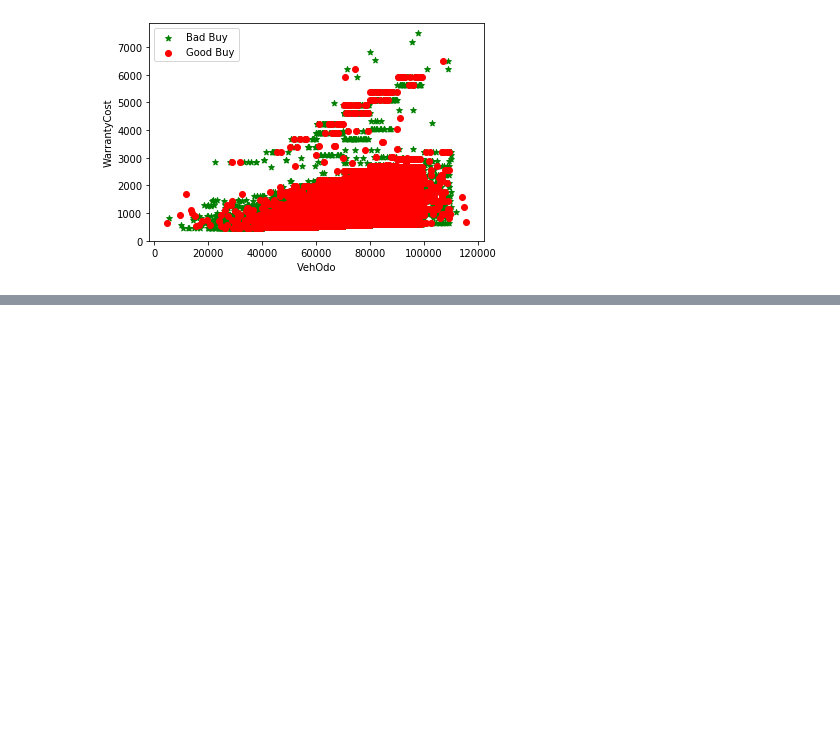
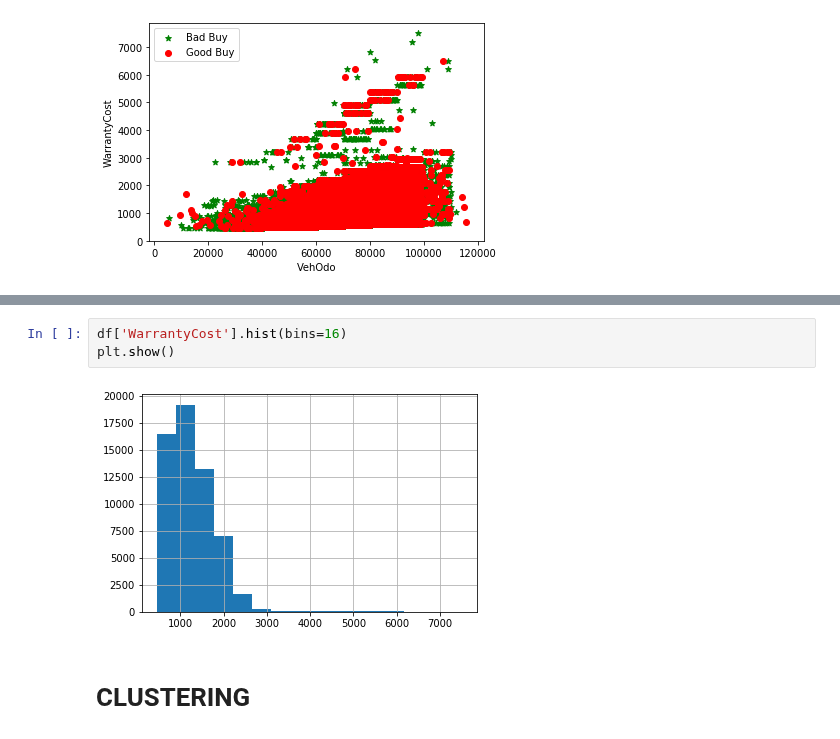
Before and after one commit to andybbruno/DataMining, a Jupyter notebook: DataUnderstanding.ipynb, the cells around one changed output, grey strips where cells are left out. Cells and saved outputs as stored; diff of their text form; blank space fills up the shorter version.

```diff
--- a/DataUnderstanding.ipynb
+++ b/DataUnderstanding.ipynb
@@ -318,0 +329,7 @@ plt.show()
+# %%
+df['WarrantyCost'].hist(bins=16)
+plt.show()
+# %% [output]
+[figure, added]
+# %% [markdown]
+# CLUSTERING
```
Also changed, not shown: parts of 3 cells of this notebook.
